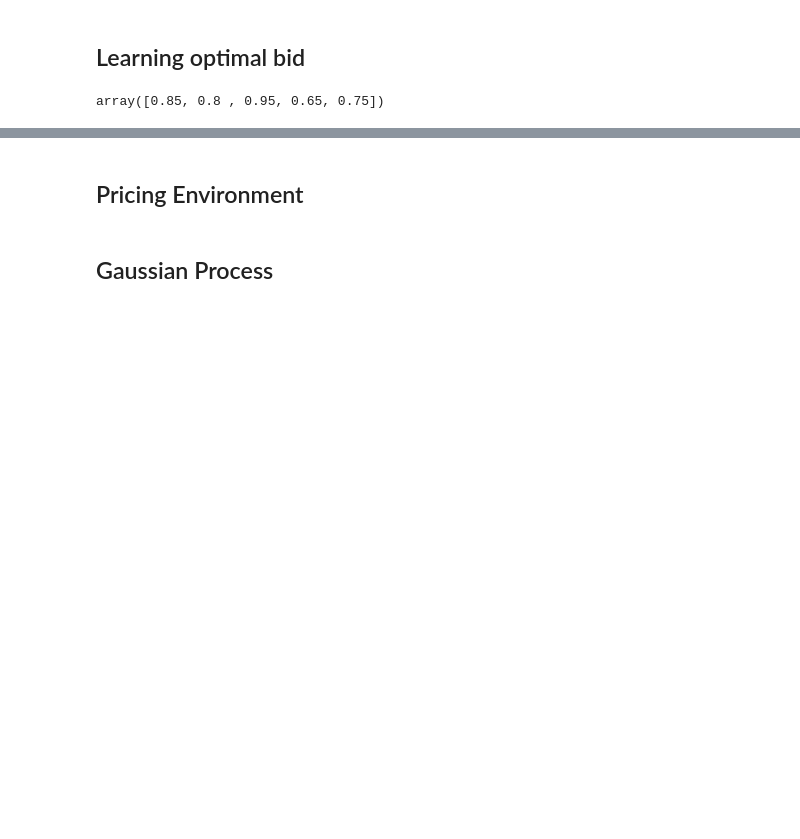
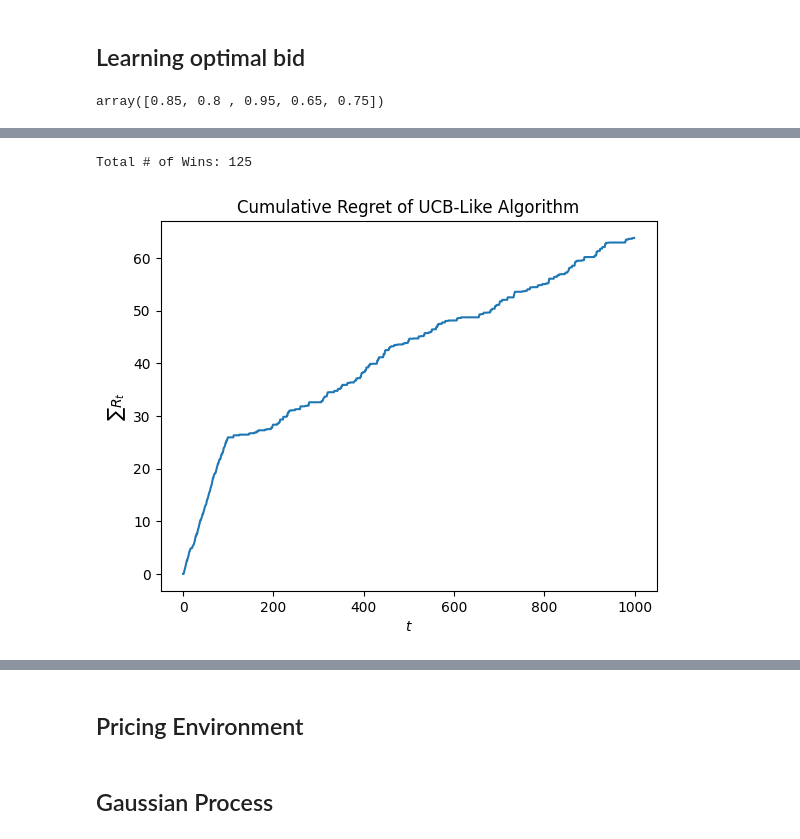
Before and after one commit to mvarenneensta/OLA24, a Jupyter notebook: project.ipynb, the cells around one changed output, grey strips where cells are left out. Saved outputs shown, nothing was run; the diff lists cells and outputs as text; code cells hidden in the pictures; blank space fills up the shorter version.

```diff
--- a/project.ipynb
+++ b/project.ipynb
@@ -167,3 +239,41 @@ Total # of Wins: 145
+# %%
+n_bids = 100 # discretization of possible bids
+bids = np.linspace(0, 10*B/n_users, n_bids) # set of possible bids
+agent = UCBLikeAgent(budget=B, T=n_users, bids=bids)
+
+auction = SecondPriceAuction(ctrs)
+
+utilities = np.array([])
+my_bids = np.array([])
+my_payments = np.array([])
+total_wins = 0
+
+np.random.seed(18) # for experiment reproducbility purposes
+for u in range(n_users): # for each auction
+    # interaction
+    my_bid = agent.bid()
+    bids = np.append(my_bid, other_bids[:, u].ravel())
+    winners, payments_per_click = auction.round(bids=bids)
+    my_win = int(winners==0)
+    f_t, c_t = (my_valuation-m_t[u])*my_win, m_t[u]*my_win
+    agent.update(f_t, c_t) # bandit feedback
+    # logging
+    utilities = np.append(utilities, f_t)
+    my_bids = np.append(my_bids, my_bid)
+    my_payments = np.append(my_payments, c_t)
+    total_wins+=my_win
+print(f'Total # of Wins: {total_wins}')
+# %% [output]
+Total # of Wins: 125
+# %%
+cumulative_regret = np.cumsum(clairvoyant_utilities-utilities)
+plt.plot(cumulative_regret)
+plt.xlabel('$t$')
+plt.ylabel('$\sum R_t$')
+plt.title('Cumulative Regret of UCB-Like Algorithm')
+plt.show()
+# %% [output]
+[figure, added]
 # %%
 plt.plot(my_bids)
 plt.xlabel('$t$')
```
Also changed, not shown: parts of 13 cells of this notebook.
